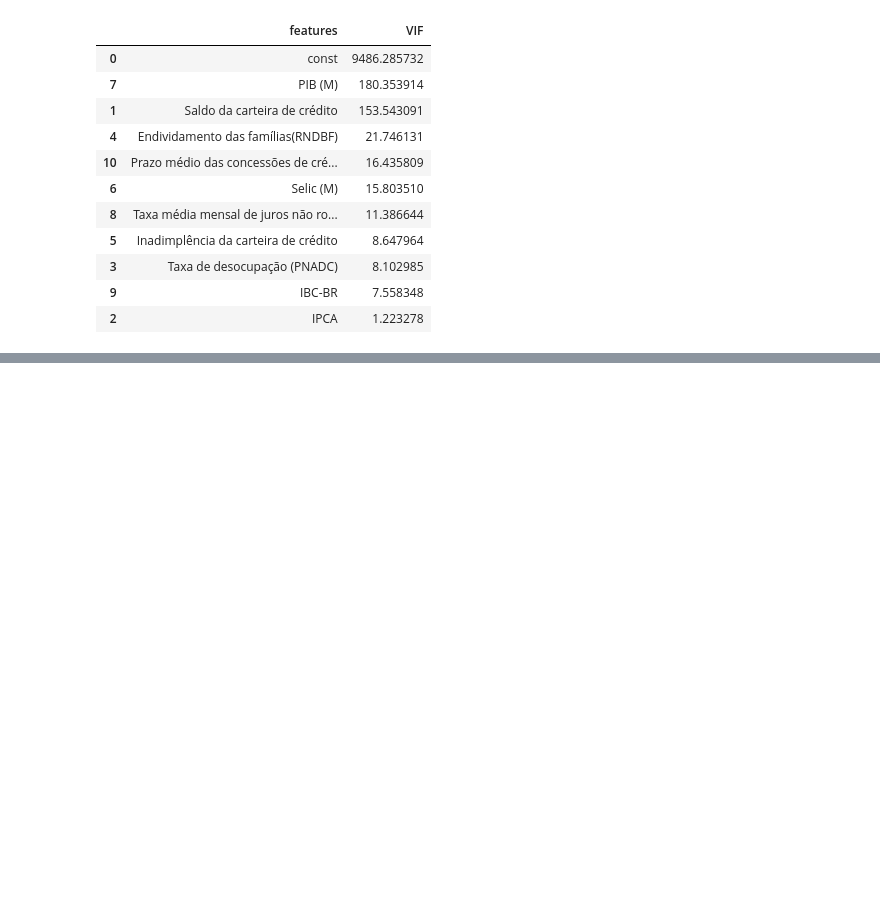
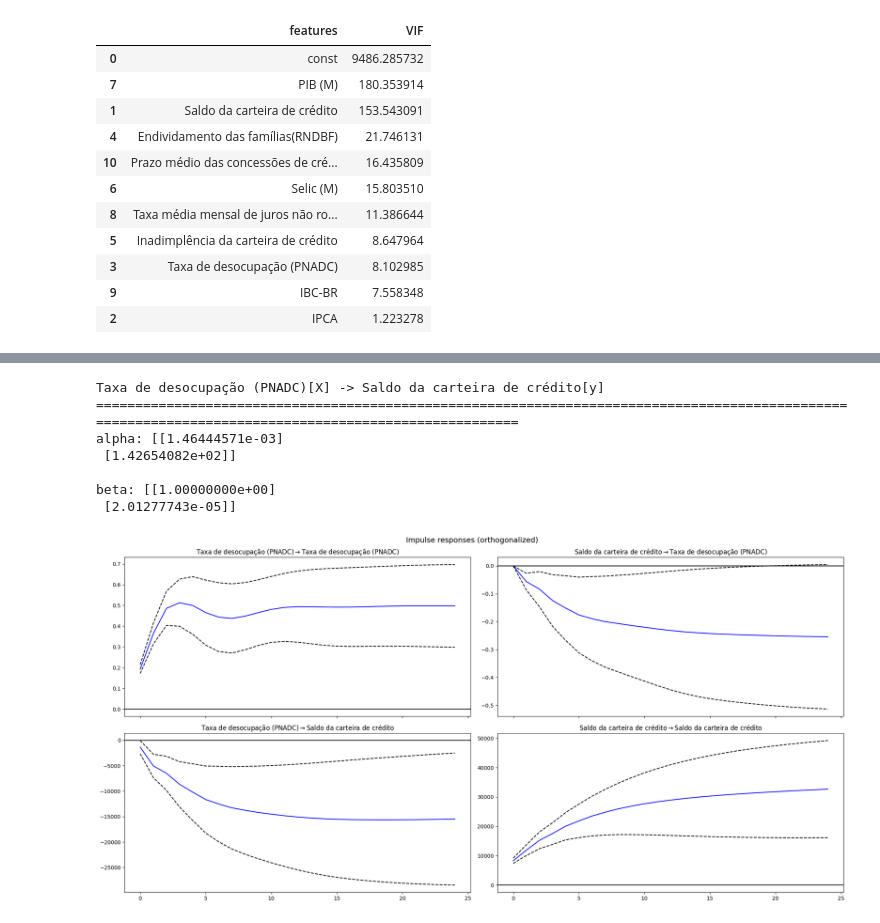
Before and after one commit to WesleySouza13/credit-portfolio-evolution, a Jupyter notebook: notebooks/time_series.ipynb, the cells around one changed output, grey strips where cells are left out. Saved outputs shown, nothing was run; the diff lists cells and outputs as text; code cells hidden in the pictures; blank space fills up the shorter version.

```diff
--- a/notebooks/time_series.ipynb
+++ b/notebooks/time_series.ipynb
@@ -478,0 +548,26 @@ criar classe que plota métricas e explicabilidade para modelos baseados em arvo
+# %%
+def causality_test(endog:pd.DataFrame):
+    model_vecm = VECM(endog, k_ar_diff=3, coint_rank=1, deterministic='c1')
+    response = model_vecm.fit()
+
+    print(f'{endog.columns[0]}[X] -> {endog.columns[1]}[y]')
+    print('==='*50)
+    print(f'alpha: {response.alpha}')
+    print()
+    print(f'beta: {response.beta}')
+
+    irf = response.irf(24)
+    irf.plot(orth=True, figsize=(20,10))
+    plt.tight_layout()
+# %%
+h0 = df_train[['Taxa de desocupação (PNADC)', 'Saldo da carteira de crédito']]
+causality_test(h0)
+# %% [output]
+Taxa de desocupação (PNADC)[X] -> Saldo da carteira de crédito[y]
+======================================================================================================================================================
+alpha: [[1.46444571e-03]
+ [1.42654082e+02]]
+
+beta: [[1.00000000e+00]
+ [2.01277743e-05]]
+[figure, added]
```
Also changed, not shown: parts of 14 cells of this notebook, 1 other file.
